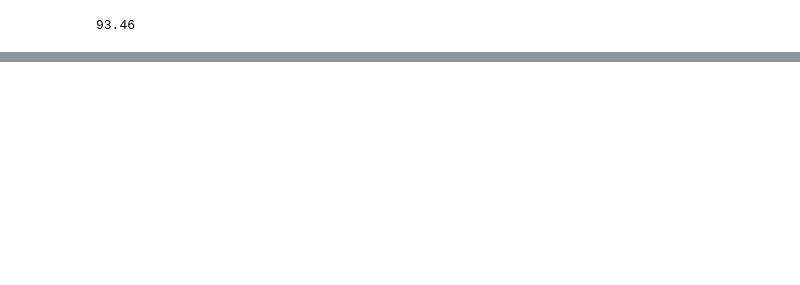
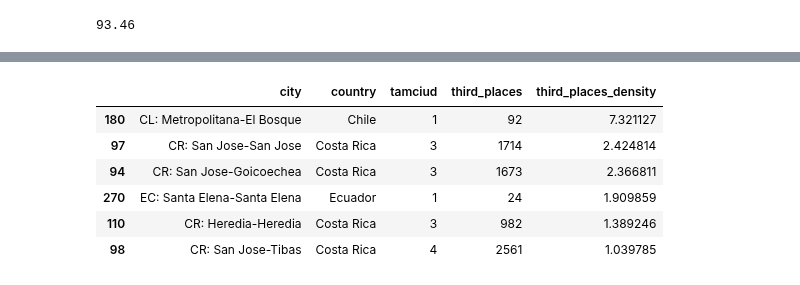
Before and after one commit to LCaravaggio/Happiness_Polarization, a Jupyter notebook: Third_Places.ipynb, the cells around one changed output, grey strips where cells are left out. Drawn from its saved outputs; the diff is of its cells as text; code cells hidden in the pictures; blank space fills up the shorter version.

```diff
--- a/Third_Places.ipynb
+++ b/Third_Places.ipynb
@@ -273,0 +523,18 @@ KeyboardInterrupt:
+# %%
+df_third_places[
+    df_third_places["third_places_density"] > 1
+][[
+    "city",
+    "country",
+    "tamciud",
+    "third_places",
+    "third_places_density"
+]].sort_values("third_places_density", ascending=False)
+# %% [output]
+|  | city | country | tamciud | third_places | third_places_density |
+| 180 | CL: Metropolitana-El Bosque | Chile | 1 | 92 | 7.321127 |
+| 97 | CR: San Jose-San Jose | Costa Rica | 3 | 1714 | 2.424814 |
+| 94 | CR: San Jose-Goicoechea | Costa Rica | 3 | 1673 | 2.366811 |
+| 270 | EC: Santa Elena-Santa Elena | Ecuador | 1 | 24 | 1.909859 |
+| 110 | CR: Heredia-Heredia | Costa Rica | 3 | 982 | 1.389246 |
+| 98 | CR: San Jose-Tibas | Costa Rica | 4 | 2561 | 1.039785 |
```
Also changed, not shown: parts of 7 cells of this notebook.
